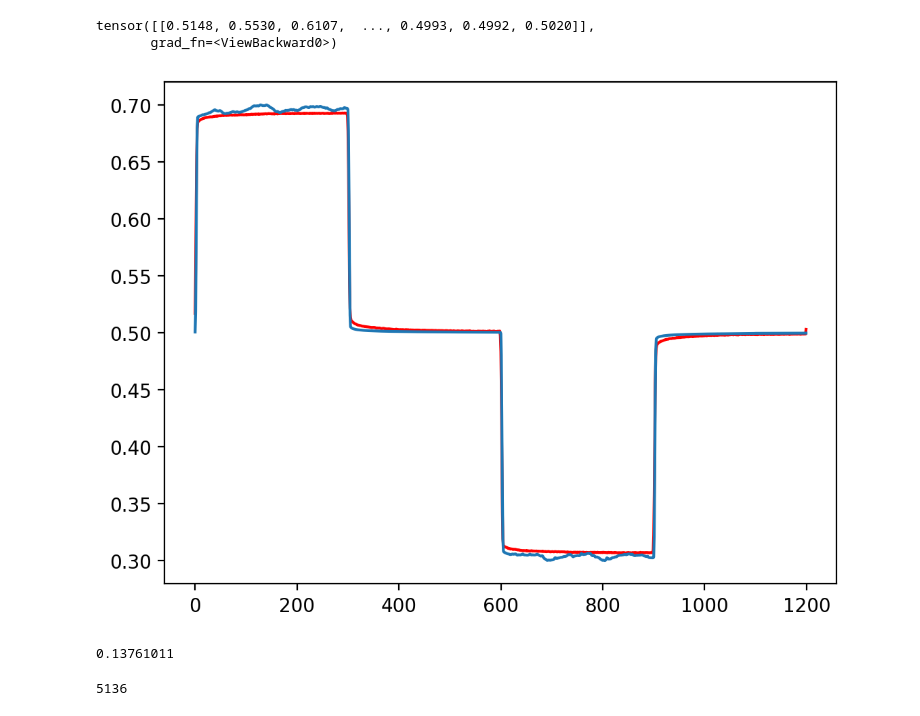
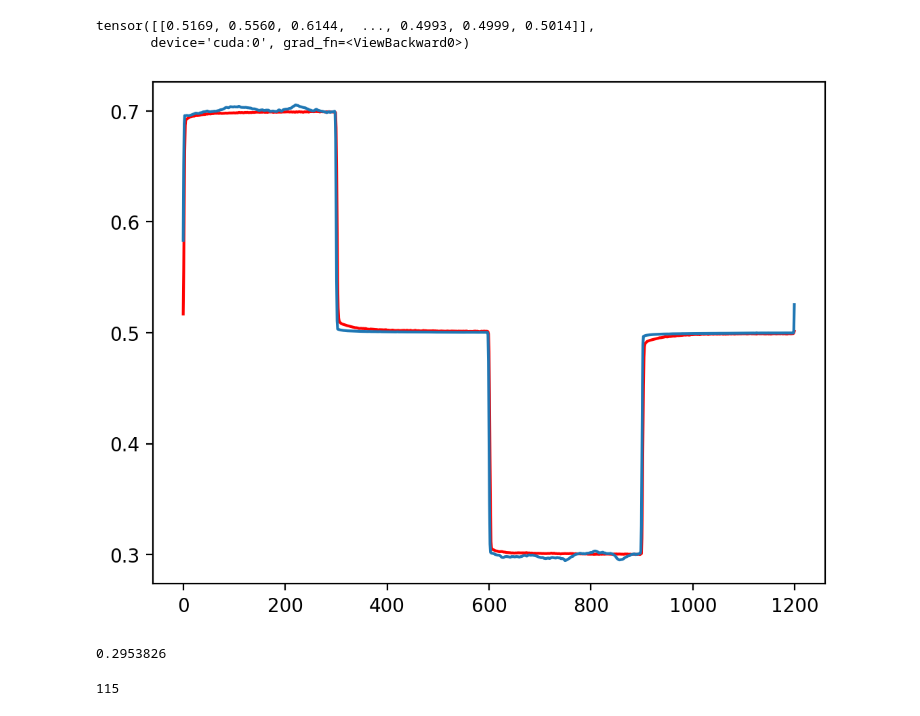
Before and after one commit to JKutt/transformers_segmentation, a Jupyter notebook: machinelearning/vae/vae-timeseries.ipynb, the cells around one changed output. Cells and saved outputs as stored; diff of their text form; code cells hidden in the pictures.

```diff
--- a/machinelearning/vae/vae-timeseries.ipynb
+++ b/machinelearning/vae/vae-timeseries.ipynb
@@ -14,11 +14,15 @@ from torch.utils.data import DataLoader, Dataset
 class Decoder(nn.Module):
     def __init__(self, latent_dims):
         super(Decoder, self).__init__()
-        self.linear1 = nn.Linear(latent_dims, 512)
+        self.linear1 = nn.Linear(latent_dims, 128)
+        self.linear_2 = nn.Linear(128, 256)
+        self.linear_3 = nn.Linear(256, 512)
         self.linear2 = nn.Linear(512, 1200)
 
     def forward(self, z):
         z = F.relu(self.linear1(z))
+        z = F.relu(self.linear_2(z))
+        z = F.relu(self.linear_3(z))
         z = torch.sigmoid(self.linear2(z))
         return z.reshape((-1, 1, 1200))
 
@@ -26,8 +30,12 @@ class VariationalEncoder(nn.Module):
     def __init__(self, latent_dims):
         super(VariationalEncoder, self).__init__()
         self.linear1 = nn.Linear(1200, 512)
-        self.linear2 = nn.Linear(512, latent_dims)
-        self.linear3 = nn.Linear(512, latent_dims)
+        self.linear_1 = nn.Linear(512, 256)
+        self.linear_2 = nn.Linear(256, 128)
+        self.linear_3 = nn.Linear(128, 64)
+        self.linear_4 = nn.Linear(64, 32)
+        self.linear2 = nn.Linear(32, latent_dims)
+        self.linear3 = nn.Linear(32, latent_dims)
 
         self.N = torch.distributions.Normal(0, 1)
         self.N.loc = self.N.loc # hack to get sampling on the GPU
@@ -37,9 +45,13 @@ class VariationalEncoder(nn.Module):
     def forward(self, x):
         x = torch.flatten(x, start_dim=1)
         x = F.relu(self.linear1(x))
+        x = F.relu(self.linear_1(x))
+        x = F.relu(self.linear_2(x))
+        x = F.relu(self.linear_3(x))
+        x = F.relu(self.linear_4(x))
         mu =  self.linear2(x)
         sigma = torch.exp(self.linear3(x))
-        z = mu + sigma*self.N.sample(mu.shape)
+        z = mu + sigma*self.N.sample(mu.shape).to(device)
         self.kl = (sigma**2 + mu**2 - torch.log(sigma) - 1/2).sum()
         return z
 
@@ -92,7 +104,7 @@ class DiasTimeSeriesDataset(Dataset):
             self.X[idx, :] -= self.X[idx, :].mean()
             # data /= data.std()
 
-            max_value = np.max(np.abs(self.X[idx, :]))
+            max_value = np.max(np.abs(self.X[idx, :][0, 10:50]))
 
             # normalise the data
             self.X[idx, :] = (self.X[idx, :] / max_value) * 0.2 + offset
@@ -144,21 +156,25 @@ test_loader = DataLoader(test_data, batch_size=100, shuffle=True)
 # %%
 def train(autoencoder, train_loader, epochs=1000):
     opt = torch.optim.Adam(autoencoder.parameters())
+    # loss_fun = torch.nn.CrossEntropyLoss()
     for epoch in range(epochs):
         for i, data in enumerate(train_loader, 0):
 
             # get the inputs; data is a list of [inputs, labels]
             x, y = data
+            y = y.to(device)
             x = x.type(torch.float32)
             x = x.to(device) # GPU
             opt.zero_grad()
-            x_hat = autoencoder(x)
+            x_hat = autoencoder(x).to(device)
+            # loss = loss_fun(x, x_hat) + autoencoder.encoder.kl
             loss = ((x - x_hat)**2).sum() + autoencoder.encoder.kl
             loss.backward()
             opt.step()
     return autoencoder
 # %%
 device = 'cuda' if torch.cuda.is_available() else 'cpu'
-latent_dims = 5
+print(device)
+latent_dims = 10
 vae = VariationalAutoencoder(latent_dims).to(device) # GPU
-vae = train(vae, train_loader)
+vae = train(vae, train_loader).to(device)
@@ -181,32 +199,32 @@ plot_latent(vae, train_loader)
 # %%
 # type(test_data[0][0])
-xc = torch.from_numpy(test_data[100][0]).type(torch.float32)
+xc = torch.from_numpy(test_data[3][0]).type(torch.float32).to(device)
 print(vae(xc).view(1, 1200))
 
 # save the model to disk
 # torch.save(vae, 'vae-ts')
 # %% [output]
-tensor([[0.5148, 0.5530, 0.6107,  ..., 0.4993, 0.4992, 0.5020]],
-       grad_fn=<ViewBackward0>)
+tensor([[0.5169, 0.5560, 0.6144,  ..., 0.4993, 0.4999, 0.5014]],
+       device='cuda:0', grad_fn=<ViewBackward0>)
 # %%
-xc.detach().numpy().shape
-plt.plot(vae(xc).view(1, 1200).detach().numpy()[0,:], 'r')
-plt.plot(xc.detach().numpy()[0,:])
+xc.to(device)
+plt.plot(vae(xc).view(1, 1200).cpu().detach().numpy()[0,:], 'r')
+plt.plot(xc.cpu().detach().numpy()[0,:])
 plt.show()
 # %% [output]
-[figure, old version]
+[figure, new version]
 # %%
-np.linalg.norm(vae(xc).view(1, 1200).detach().numpy()[0,:] - xc.detach().numpy()[0,:])
+np.linalg.norm(vae(xc).view(1, 1200).cpu().detach().numpy()[0,:] - xc.cpu().detach().numpy()[0,:])
 # %% [output]
-0.13761011
+0.2953826
 # %%
 
 # try with other data
-learn_data_ = np.load(input_dict["learn_data"])
+learn_data_ = -np.load(input_dict["learn_data"])
 learn_labels_ = np.load(input_dict["learn_labels"])
 
 # find just the good data
-index_test = learn_labels_ == 0
+index_test = learn_labels_ == 4
 
 learn_data = learn_data_[index_test]
 learn_labels = learn_labels_[index_test]
@@ -231,6 +249,6 @@ _test_data = DiasTimeSeriesDataset(
 
 )
 # %% [output]
-5136
+115
 # %%
 # %matplotlib notebook
```
Also changed, not shown: parts of 6 cells of this notebook, 3 other files.
